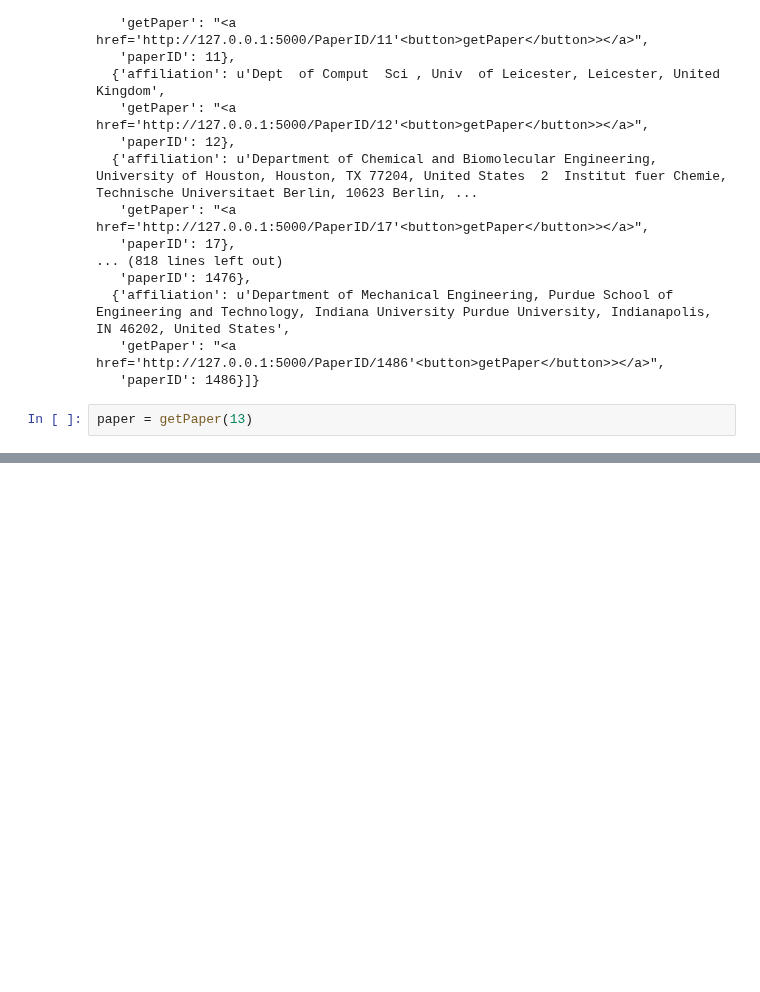
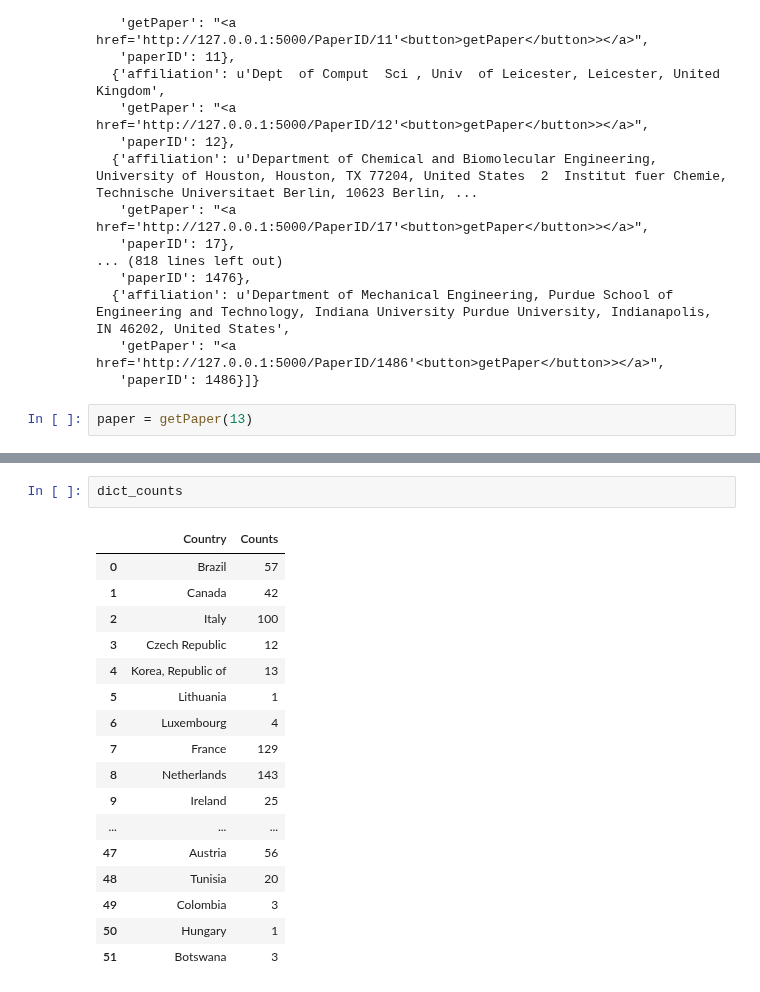
Before and after one commit to noveroa/DataBases, a Jupyter notebook: sqlStart/ExploringData_groupingandvisually.ipynb, the cells around one changed output, grey strips where cells are left out. Drawn from its saved outputs; the diff is of its cells as text; blank space fills up the shorter version.

```diff
--- a/sqlStart/ExploringData_groupingandvisually.ipynb
+++ b/sqlStart/ExploringData_groupingandvisually.ipynb
@@ -795,0 +817,20 @@ u'Afghanistan'
+# %%
+dict_counts
+# %% [output]
+|  | Country | Counts |
+| 0 | Brazil | 57 |
+| 1 | Canada | 42 |
+| 2 | Italy | 100 |
+| 3 | Czech Republic | 12 |
+| 4 | Korea, Republic of | 13 |
+| 5 | Lithuania | 1 |
+| 6 | Luxembourg | 4 |
+| 7 | France | 129 |
+| 8 | Netherlands | 143 |
+| 9 | Ireland | 25 |
+| ... | ... | ... |
+| 47 | Austria | 56 |
+| 48 | Tunisia | 20 |
+| 49 | Colombia | 3 |
+| 50 | Hungary | 1 |
+| 51 | Botswana | 3 |
```
Also changed, not shown: parts of 27 cells of this notebook, 12 other files.
